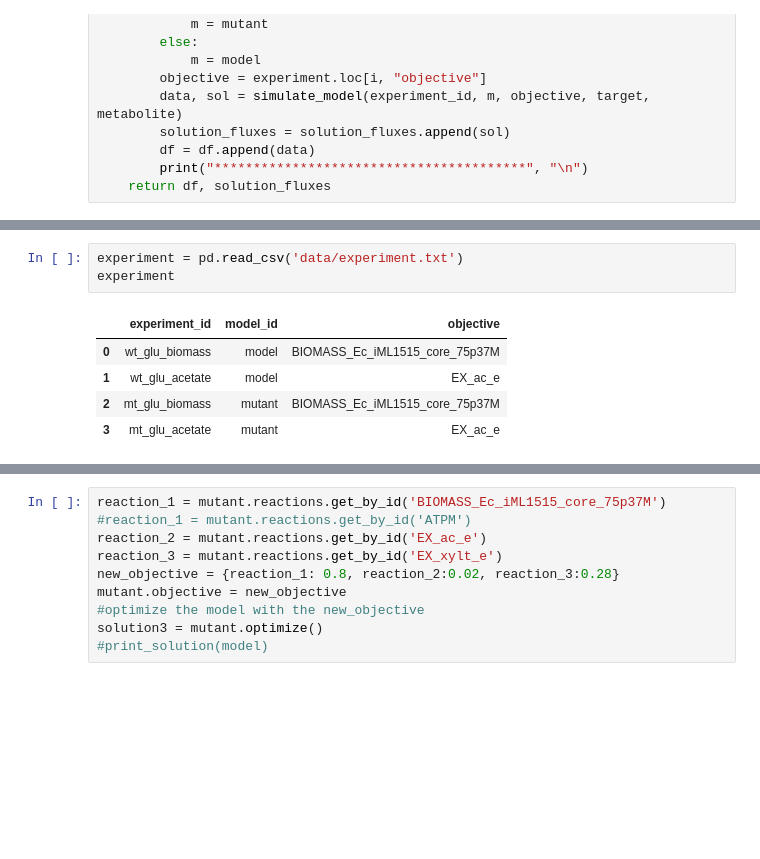
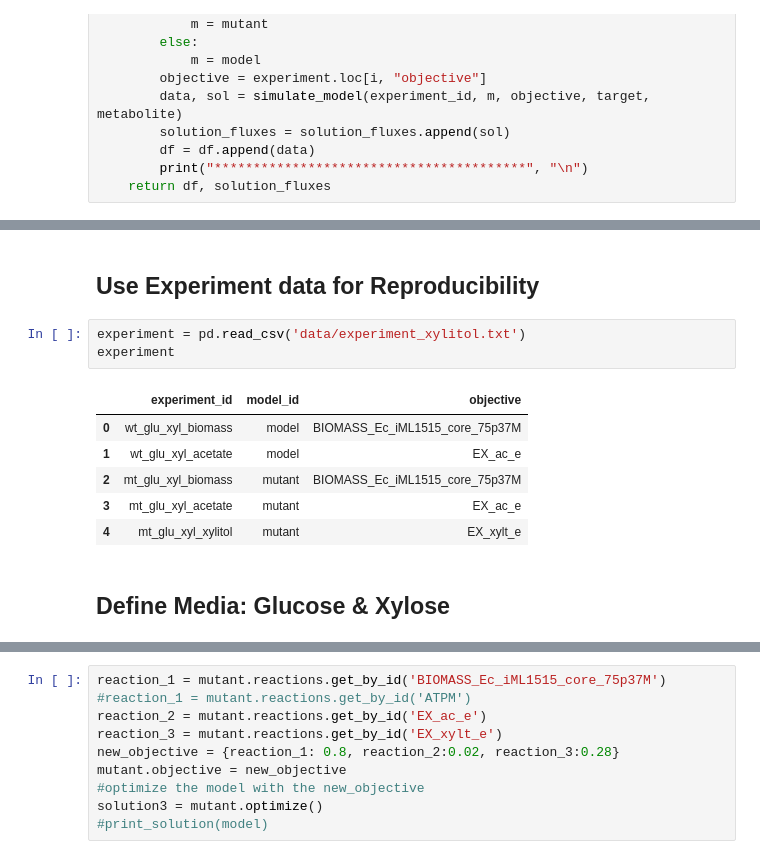
Before and after one commit to matinnuhamunada/co_culture_model, a Jupyter notebook: 01-0_simulation_xylitol_strain.ipynb, the cells around one changed output, grey strips where cells are left out. Drawn from its saved outputs; the diff is of its cells as text; blank space fills up the shorter version.

```diff
--- a/01-0_simulation_xylitol_strain.ipynb
+++ b/01-0_simulation_xylitol_strain.ipynb
@@ -67,12 +80,17 @@ mutant
 | Number of groups | 0 |
 | Objective expression | 0.0 + 1.0*BIOMASS_Ec_iML1515_core... |
 | Compartments | cytosol, extracellular space, per... |
+# %% [markdown]
+## Use Experiment data for Reproducibility
 # %%
-experiment = pd.read_csv('data/experiment.txt')
+experiment = pd.read_csv('data/experiment_xylitol.txt')
 experiment
 # %% [output]
 |  | experiment_id | model_id | objective |
-| 0 | wt_glu_biomass | model | BIOMASS_Ec_iML1515_core_75p37M |
-| 1 | wt_glu_acetate | model | EX_ac_e |
-| 2 | mt_glu_biomass | mutant | BIOMASS_Ec_iML1515_core_75p37M |
-| 3 | mt_glu_acetate | mutant | EX_ac_e |
+| 0 | wt_glu_xyl_biomass | model | BIOMASS_Ec_iML1515_core_75p37M |
+| 1 | wt_glu_xyl_acetate | model | EX_ac_e |
+| 2 | mt_glu_xyl_biomass | mutant | BIOMASS_Ec_iML1515_core_75p37M |
+| 3 | mt_glu_xyl_acetate | mutant | EX_ac_e |
+| 4 | mt_glu_xyl_xylitol | mutant | EX_xylt_e |
+# %% [markdown]
+## Define Media: Glucose & Xylose
```
Also changed, not shown: parts of 17 cells of this notebook, 6 other files.
